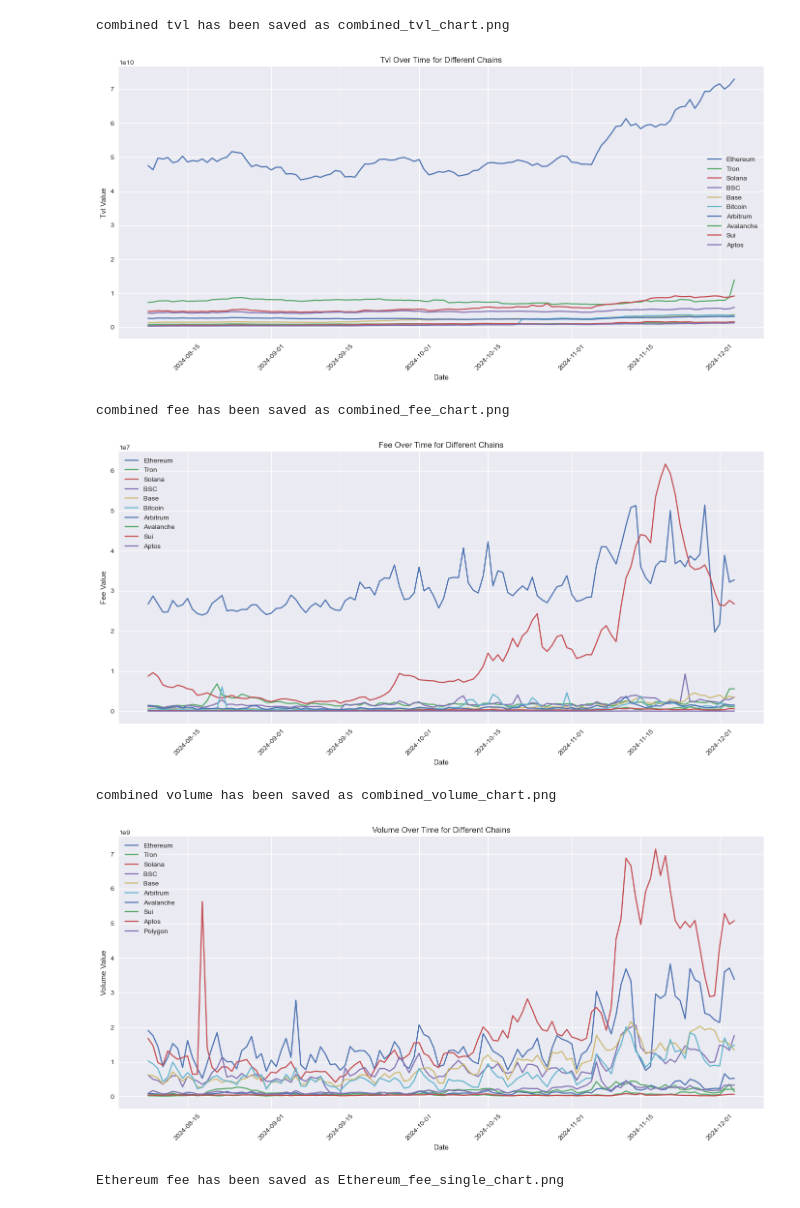
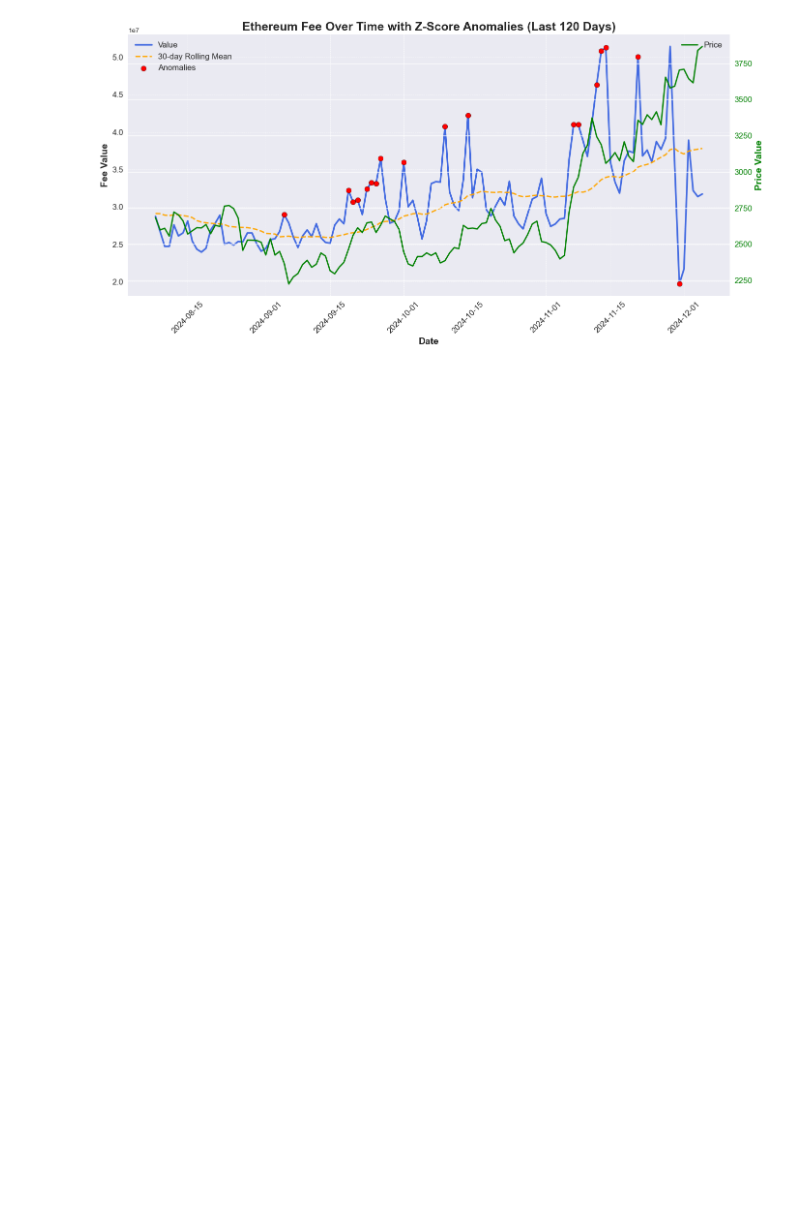
Before and after one commit to Cacidy/Project, a Jupyter notebook: stable/plot_local_data.ipynb, the cells around one changed output. Cells and saved outputs as stored; diff of their text form; code cells hidden in the pictures; blank space fills up the shorter version.

Commit message:
2024-12-5 add price fetch function

```diff
--- a/stable/plot_local_data.ipynb
+++ b/stable/plot_local_data.ipynb
@@ -124,45 +182,39 @@ def plot_chain_zscore(data_dict_all, chain_name, metric, window_size=30, thresho
 # %%
 
 data_folder = 'data'
-subfolders = ['fee', 'tvl', 'volume']
+subfolders = ['fee', 'tvl', 'volume', 'price']
 
 data_dict = {} # this one is for the last 120 days
 data_dict_all = {} # this one is for all data, cuz we need to compute z-score
 
 # read data
 for subfolder in subfolders:
     folder_path = os.path.join(data_folder, subfolder)
     if os.path.exists(folder_path):
         csv_files = sorted([f for f in os.listdir(folder_path) if f.endswith('.csv')])
 
         data_dict[subfolder] = {}
         data_dict_all[subfolder] = {}
 
         for csv_file in csv_files:
             chain_name = csv_file.split('_')[1]
 
             csv_path = os.path.join(folder_path, csv_file)
             df = pd.read_csv(csv_path)
 
             df.columns = ['date', 'value'] if subfolder == 'fee' else ['date', subfolder]
             df.rename(columns={subfolder: 'value'}, inplace=True)
             df['date'] = pd.to_datetime(df['date'])
 
             data_dict[subfolder][chain_name] = df.tail(120)
             data_dict_all[subfolder][chain_name] = df
 
-plot_chains(data_dict['tvl'], 'tvl', mode='combined')
-plot_chains(data_dict['fee'], 'fee', mode='combined')
-plot_chains(data_dict['volume'], 'volume', mode='combined')
+# plot_chains(data_dict['tvl'], 'tvl', mode='combined')
+# plot_chains(data_dict['fee'], 'fee', mode='combined')
+# plot_chains(data_dict['volume'], 'volume', mode='combined')
 
 selected_chain = 'Ethereum'
-plot_chains(data_dict['fee'], 'fee', mode='single', selected_chain=selected_chain)
-plot_chain_zscore(data_dict_all, chain_name='Ethereum', metric='fee')
+# plot_chains(data_dict['fee'], 'fee', mode='single', selected_chain=selected_chain)
+plot_chain_zscore(data_dict_all, chain_name='Ethereum', metric='fee', include_price=True)
 # %% [output]
-combined tvl has been saved as combined_tvl_chart.png
-[figure, old version]
+[figure, new version]
-combined fee has been saved as combined_fee_chart.png
-[figure, removed]
-combined volume has been saved as combined_volume_chart.png
-[figure, removed]
-Ethereum fee has been saved as Ethereum_fee_single_chart.png
```
Also changed, not shown: parts of 5 cells of this notebook, 48 other files.
